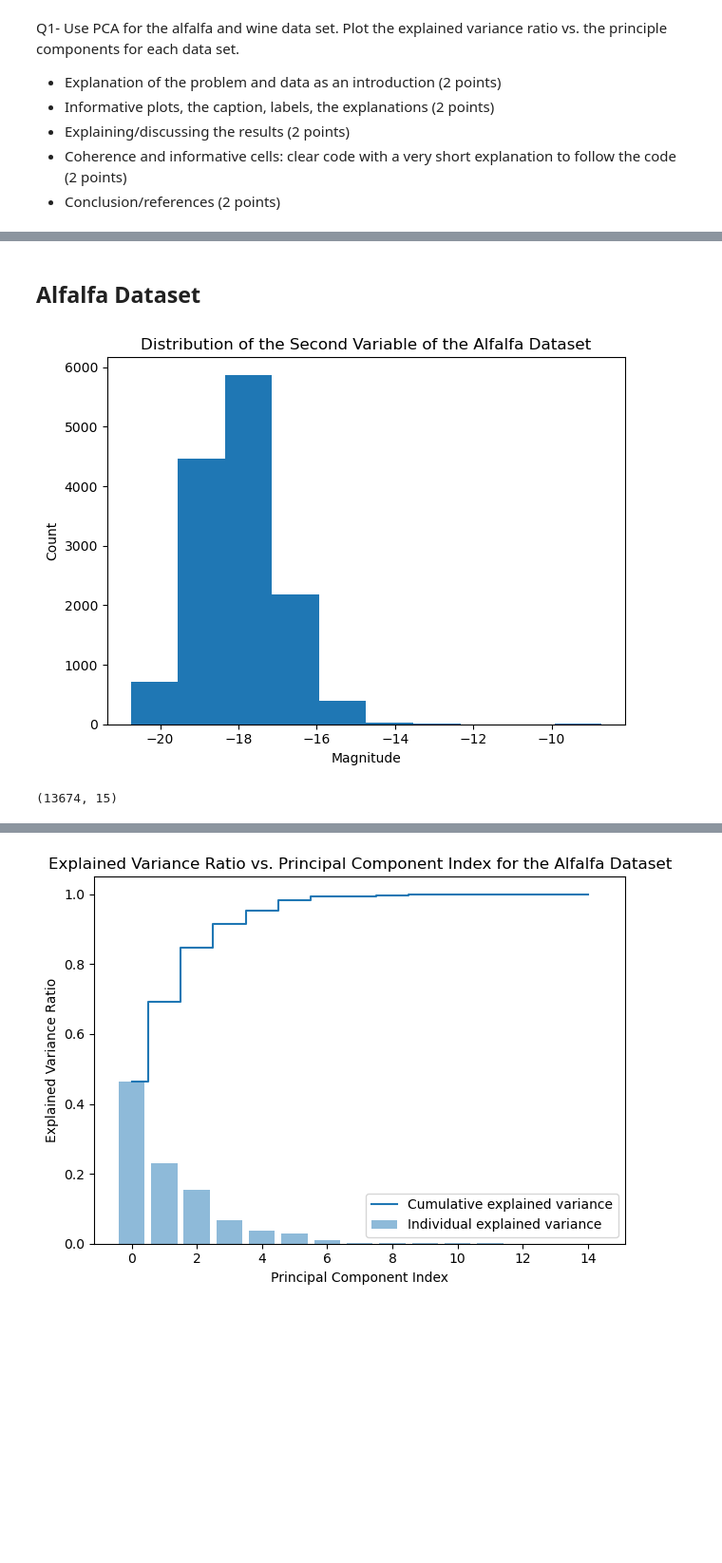
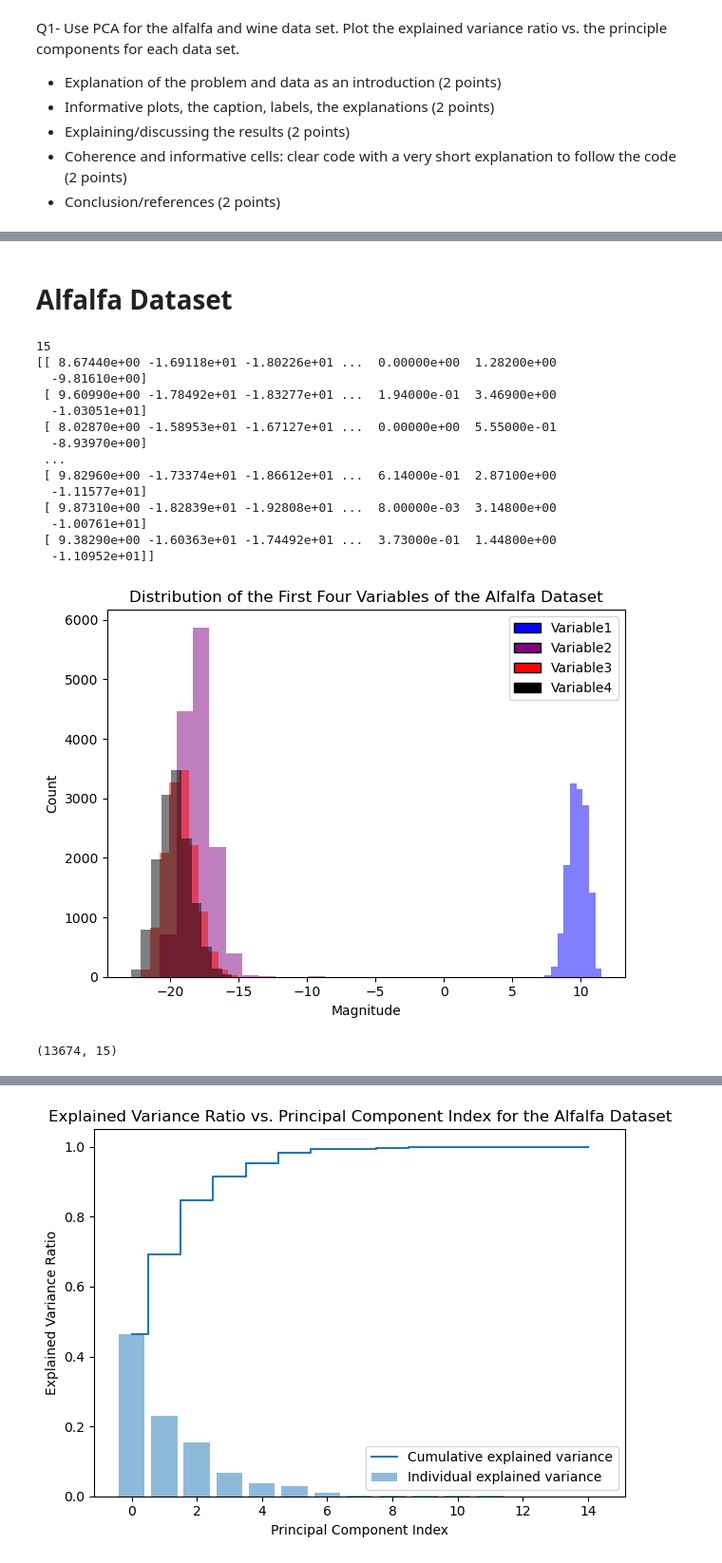
Before and after one commit to karlzam/school, a Jupyter notebook: phys555/assignment01/A1Q1-KZammit.ipynb, the cells around one changed output, grey strips where cells are left out. Shown at 95% size. Cells and saved outputs as stored; diff of their text form; code cells hidden in the pictures; blank space fills up the shorter version.

```diff
--- a/phys555/assignment01/A1Q1-KZammit.ipynb
+++ b/phys555/assignment01/A1Q1-KZammit.ipynb
@@ -10,3 +52,3 @@ Q1- Use PCA for the alfalfa and wine data set. Plot the explained variance ratio
 # %% [markdown]
-## Alfalfa Dataset
+# Alfalfa Dataset
 # %%
@@ -22,17 +62,48 @@ from sklearn.decomposition import PCA
 # %%
 # Load the alfalfa dataset
 inp_alf= np.load('inp_alfalfa.npy')
 
-# Plot a histogram of the second variable within the dataset as an example
-plt.hist(inp_alf[:,1])
+# Print the number of columns (ie. variables) in the dataset
+num_rows, num_cols = inp_alf.shape
+print(num_cols)
+
+# Print the dataset to see the data
+print(inp_alf)
+
+# Plot a histogram of the first 4 variables within the dataset as an example, and to visualize the data spread
+colors = ["blue", "purple", "red", 'black']
+plt.hist(inp_alf[:,0], color=colors[0], alpha=0.5)
+plt.hist(inp_alf[:,1], color=colors[1], alpha=0.5)
+plt.hist(inp_alf[:,2], color=colors[2], alpha=0.5)
+plt.hist(inp_alf[:,3], color=colors[3], alpha=0.5)
+
+handles = [Rectangle((0, 0), 1, 1, color=c, ec="k") for c in colors]
+labels = ["Variable1", "Variable2", "Variable3", "Variable4"]
+plt.legend(handles, labels, loc='best')
 plt.ylabel('Count')
 plt.xlabel('Magnitude')
-plt.title('Distribution of the Second Variable of the Alfalfa Dataset')
+plt.title('Distribution of the First Four Variables of the Alfalfa Dataset')
 plt.tight_layout()
 plt.show()
 
+#plt.hist(inp_alf)
+
 # Print the shape of the dataset to determine the total number of entries and columns
 np.shape(inp_alf)
 # %% [output]
+15
+[[ 8.67440e+00 -1.69118e+01 -1.80226e+01 ...  0.00000e+00  1.28200e+00
+  -9.81610e+00]
+ [ 9.60990e+00 -1.78492e+01 -1.83277e+01 ...  1.94000e-01  3.46900e+00
+  -1.03051e+01]
+ [ 8.02870e+00 -1.58953e+01 -1.67127e+01 ...  0.00000e+00  5.55000e-01
+  -8.93970e+00]
+ ...
+ [ 9.82960e+00 -1.73374e+01 -1.86612e+01 ...  6.14000e-01  2.87100e+00
+  -1.11577e+01]
+ [ 9.87310e+00 -1.82839e+01 -1.92808e+01 ...  8.00000e-03  3.14800e+00
+  -1.00761e+01]
+ [ 9.38290e+00 -1.60363e+01 -1.74492e+01 ...  3.73000e-01  1.44800e+00
+  -1.10952e+01]]
-[figure, old version]
+[figure, new version]
-(13674, 15)
+(13674, 15)
```
Also changed, not shown: parts of 9 cells of this notebook.
